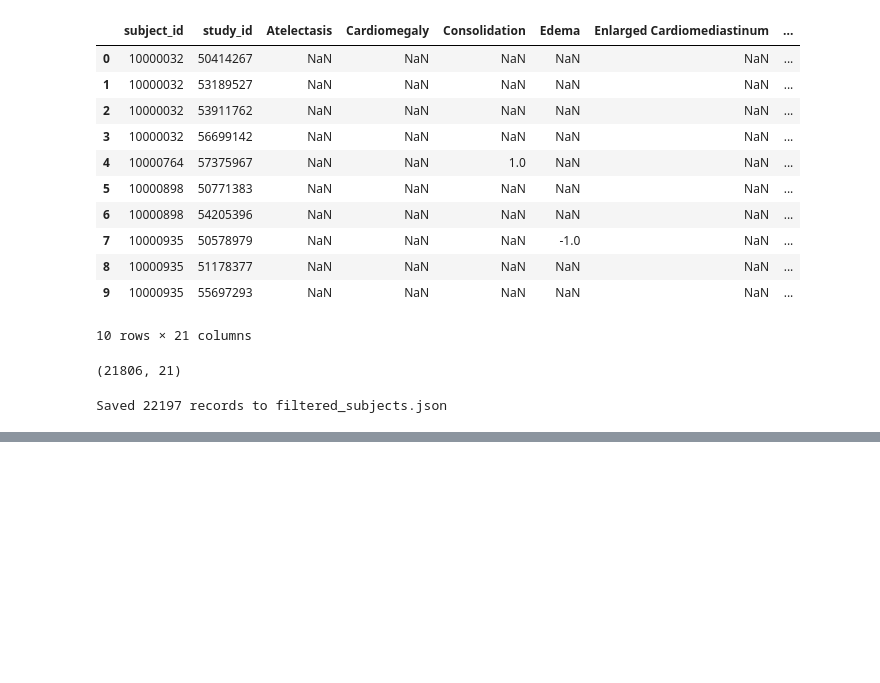
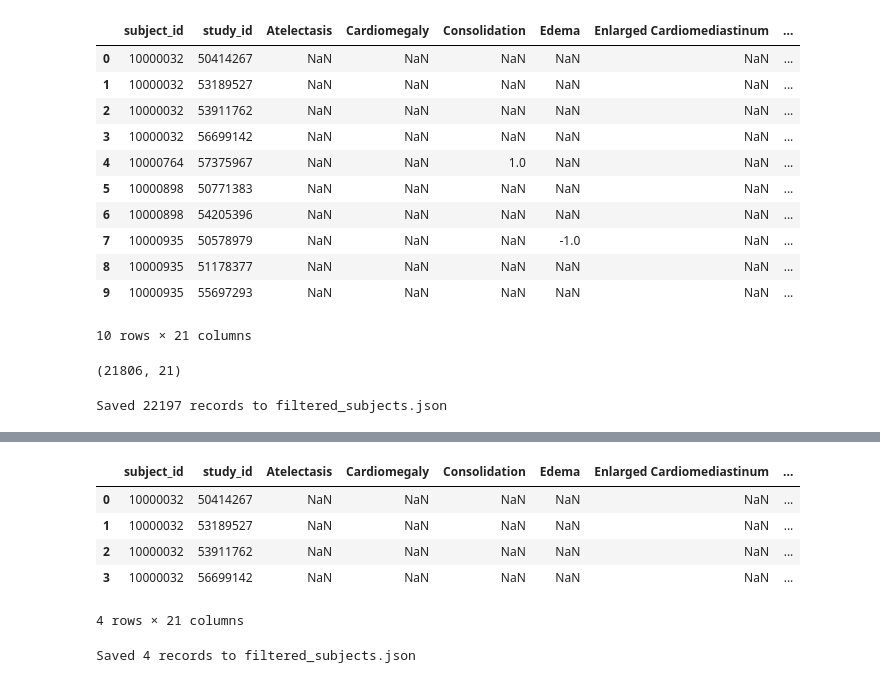
Before and after one commit to archx64/cxr-diff-vqa, a Jupyter notebook: notebooks/create_small_dataset.ipynb, the cells around one changed output, grey strips where cells are left out. Cells and saved outputs as stored; diff of their text form; code cells hidden in the pictures; blank space fills up the shorter version.

```diff
--- a/notebooks/create_small_dataset.ipynb
+++ b/notebooks/create_small_dataset.ipynb
@@ -139,0 +162,9 @@ Saved 22197 records to filtered_subjects.json
+# %%
+df_all_train_one_patient.head()
+# %% [output]
+|  | subject_id | study_id | Atelectasis | Cardiomegaly | Consolidation | Edema | Enlarged Cardiomediastinum | ... |
+| 0 | 10000032 | 50414267 | NaN | NaN | NaN | NaN | NaN | ... |
+| 1 | 10000032 | 53189527 | NaN | NaN | NaN | NaN | NaN | ... |
+| 2 | 10000032 | 53911762 | NaN | NaN | NaN | NaN | NaN | ... |
+| 3 | 10000032 | 56699142 | NaN | NaN | NaN | NaN | NaN | ... |
+4 rows × 21 columns
@@ -139,0 +175,16 @@ Saved 22197 records to filtered_subjects.json
+# %%
+with open("../data/medical-diff-vqa-1.0.1/all_diseases.json") as f:
+    data = json.load(f)  # this is a list of dicts
+
+# filter elements where subject_id starts with '10'
+filtered_data = [item for item in data if str(item["subject_id"]) == '10000032']
+
+# save filtered results back to JSON
+with open(
+    f"../data/medical-diff-vqa-1.0.1/all_diseases_1p.json", "w"
+) as f:
+    json.dump(filtered_data, f, indent=4)
+
+print(f"Saved {len(filtered_data)} records to filtered_subjects.json")
+# %% [output]
+Saved 4 records to filtered_subjects.json
```
Also changed, not shown: parts of 6 cells of this notebook, 12 other files.
